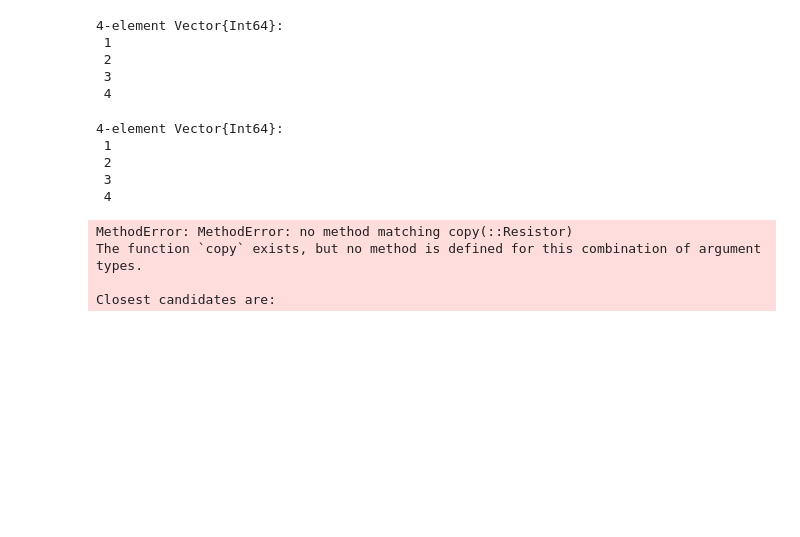
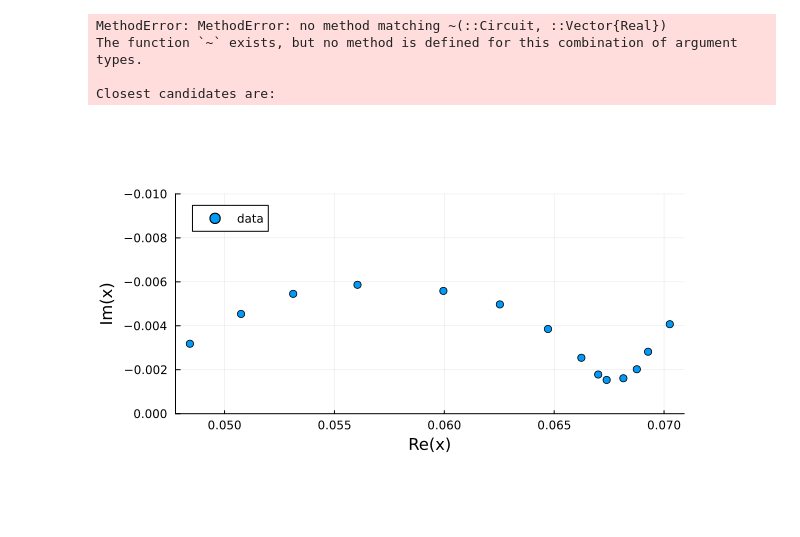
Before and after one commit to bdamerau/EISAnalysis.jl, a Jupyter notebook: Notebooks/Scrap.ipynb, the cells around one changed output. Saved outputs shown, nothing was run; the diff lists cells and outputs as text; code cells hidden in the pictures; blank space fills up the shorter version.

```diff
--- a/Notebooks/Scrap.ipynb
+++ b/Notebooks/Scrap.ipynb
@@ -69,33 +6,22 @@ set_params(a::Warburg,p) = p[1]*a^p[2]
-# %%
-a = [1,2,3,4]
-function y(x)
-    for i in x
-        i+=1
-    end
-    return x
-end
-y(a)
-a
-# %% [output]
-4-element Vector{Int64}:
- 1
- 2
- 3
- 4
-# %%
-a  = [1,2,3,4]
-b  =copy(a)
-b
-# %% [output]
-4-element Vector{Int64}:
- 1
- 2
- 3
- 4
-# %%
-copy(r)
-# %% [output]
-MethodError: MethodError: no method matching copy(::Resistor)
-The function `copy` exists, but no method is defined for this combination of argument types.
-
-Closest candidates are:
+# %%
+exp_circuit = 0.23r-(r-0.025wo^80)/0.2q
+ω_exp,Z_exp = exp_circuit.ω,exp_circuit.Z
+
+fitted_circuit = r-(r-wo)/q
+
+@time fit = EISAnalysis.fitting(fitted_circuit,ω_exp,Z_exp)
+# %% [output]
+MethodError: MethodError: no method matching ~(::Circuit, ::Vector{Real})
+The function `~` exists, but no method is defined for this combination of argument types.
+
+Closest candidates are:
+# %%
+#Here is some raw LiB EIS data from Mendeley Data
+using CSV,DataFrames,Plots
+omega_data =  [ 0.05, 0.1, 0.2, 0.4, 1, 2, 4, 10, 20, 40, 100, 200, 400, 1000]
+Zs = CSV.read("Data/EIS_Data.csv",DataFrame)
+Z_data = Zs[!,"Re(Z)"]-im*Zs[!,"-Im(Z)"]
+plt =scatter(Z_data,label = "data",aspect_ratio=:equal)
+plot!(plt,ylims = (-0.01,0),yflip=true)
+# %% [output]
+[figure, added]
```
Also changed, not shown: parts of 10 cells of this notebook, 12 other files.
